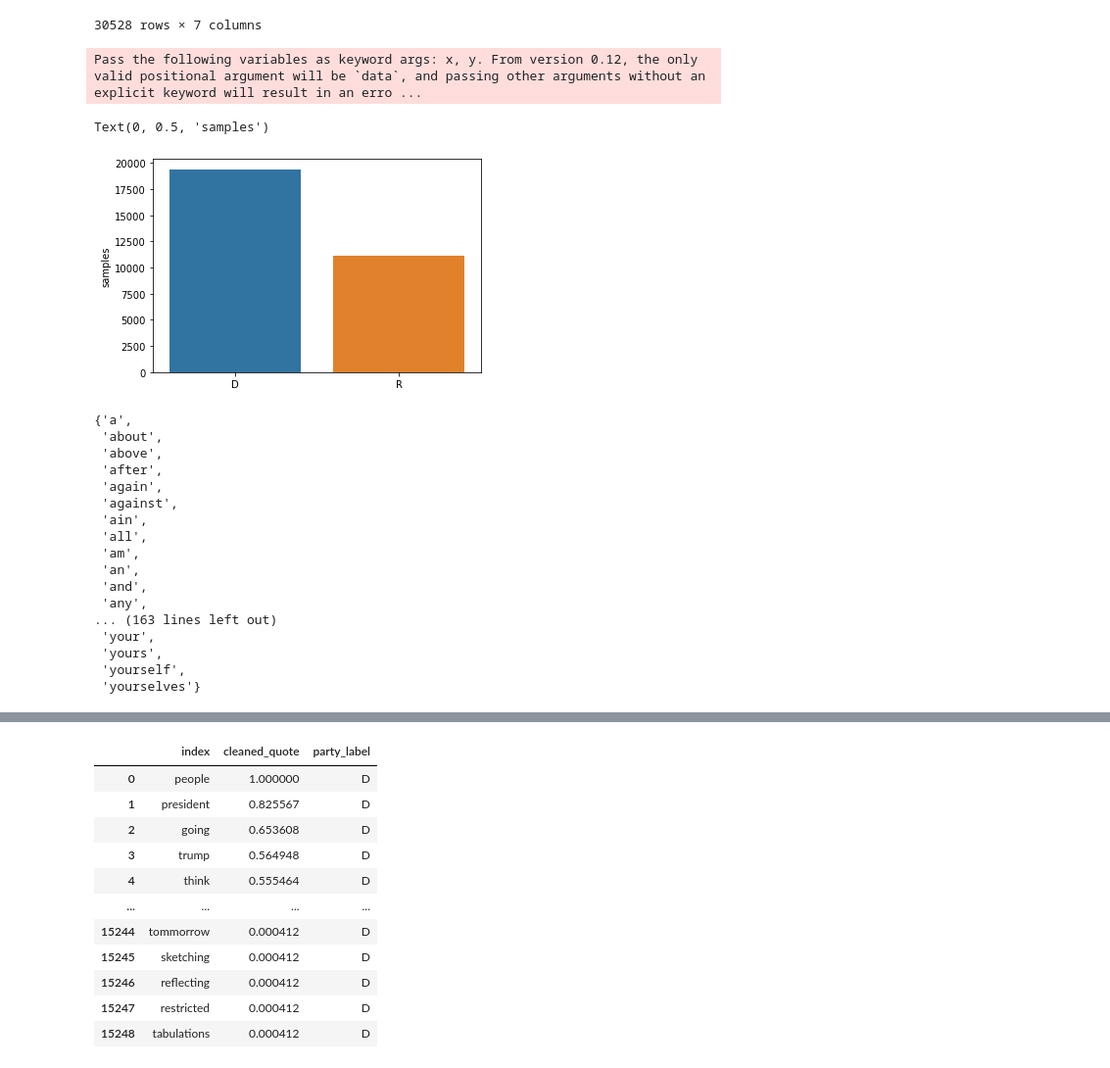
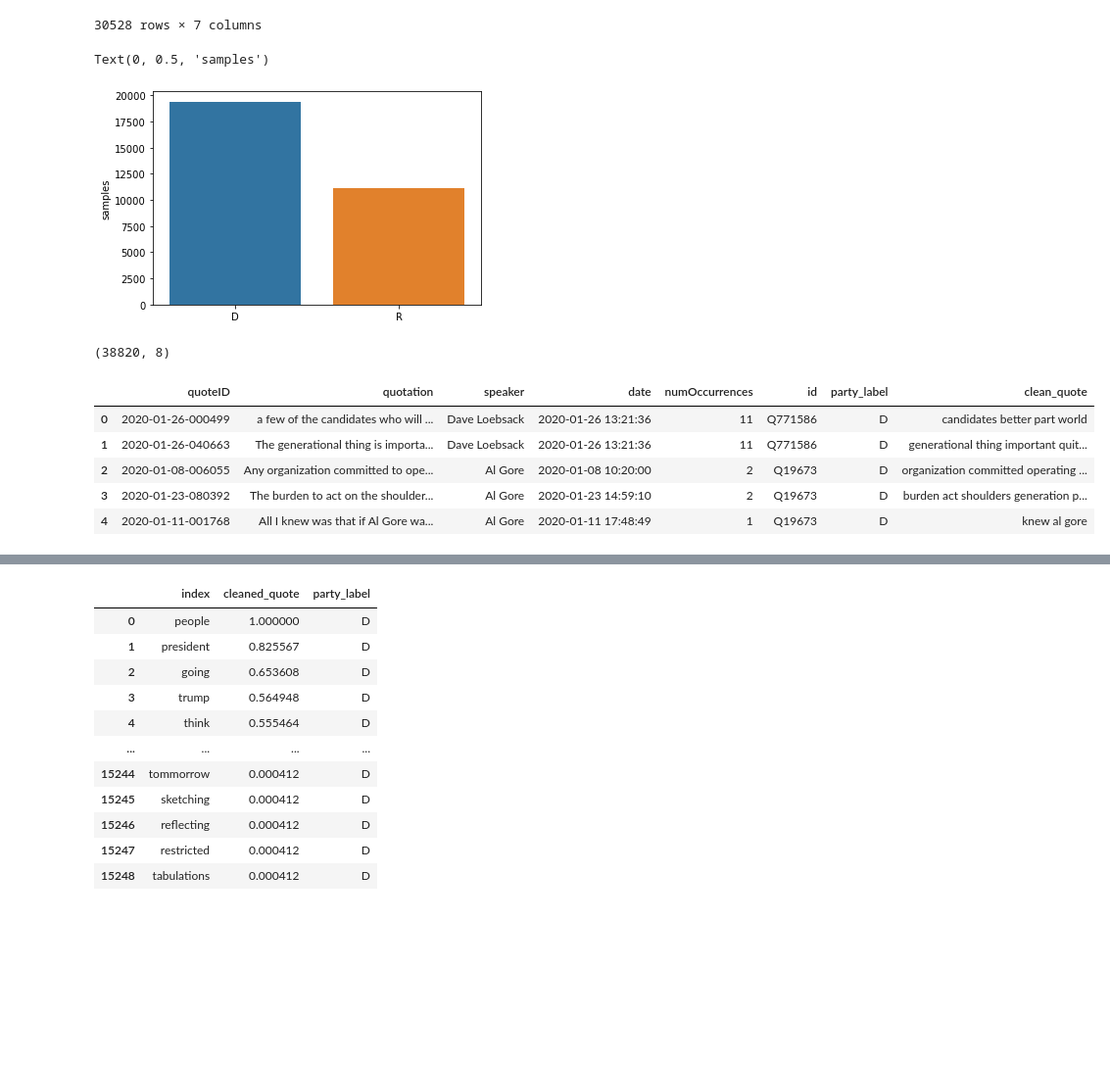
Before and after one commit to epfl-ada/ada-2021-project-mmng, a Jupyter notebook: michael_scrap2.ipynb, the cells around one changed output, grey strips where cells are left out. Shown at 98% size. Saved outputs shown, nothing was run; the diff lists cells and outputs as text; code cells hidden in the pictures; blank space fills up the shorter version.

```diff
--- a/michael_scrap2.ipynb
+++ b/michael_scrap2.ipynb
@@ -77,32 +76,22 @@ df_quotes_party_labeled
 df = df_quotes_party_labeled
 # %%
 target_values = df['party_label'].value_counts()
-sns.barplot(target_values.index, target_values)
+sns.barplot(x=target_values.index, y=target_values)
 plt.gca().set_ylabel('samples')
 # %% [output]
-Pass the following variables as keyword args: x, y. From version 0.12, the only valid positional argument will be `data`, and passing other arguments without an explicit keyword will result in an erro ...
+Text(0, 0.5, 'samples')
-Text(0, 0.5, 'samples')
 [figure]
-# %%
-
-
-stop_words = set(stopwords.words("english"))
-stop_words
-# %% [output]
-{'a',
- 'about',
- 'above',
- 'after',
- 'again',
- 'against',
- 'ain',
- 'all',
- 'am',
- 'an',
- 'and',
- 'any',
-... (163 lines left out)
- 'your',
- 'yours',
- 'yourself',
- 'yourselves'}
+# %%
+ros=imblearn.over_sampling.RandomOverSampler()
+# ros=imblearn.under_sampling.RandomUnderSampler()
+df_oversampled,_=ros.fit_resample(df, df['party_label'])
+print(df_oversampled.shape)
+df_oversampled.head()
+# %% [output]
+(38820, 8)
+|  | quoteID | quotation | speaker | date | numOccurrences | id | party_label | clean_quote |
+| 0 | 2020-01-26-000499 | a few of the candidates who will ... | Dave Loebsack | 2020-01-26 13:21:36 | 11 | Q771586 | D | candidates better part world |
+| 1 | 2020-01-26-040663 | The generational thing is importa... | Dave Loebsack | 2020-01-26 13:21:36 | 11 | Q771586 | D | generational thing important quit... |
+| 2 | 2020-01-08-006055 | Any organization committed to ope... | Al Gore | 2020-01-08 10:20:00 | 2 | Q19673 | D | organization committed operating ... |
+| 3 | 2020-01-23-080392 | The burden to act on the shoulder... | Al Gore | 2020-01-23 14:59:10 | 2 | Q19673 | D | burden act shoulders generation p... |
+| 4 | 2020-01-11-001768 | All I knew was that if Al Gore wa... | Al Gore | 2020-01-11 17:48:49 | 1 | Q19673 | D | knew al gore |
```
Also changed, not shown: parts of 12 cells of this notebook, 1 other file.
